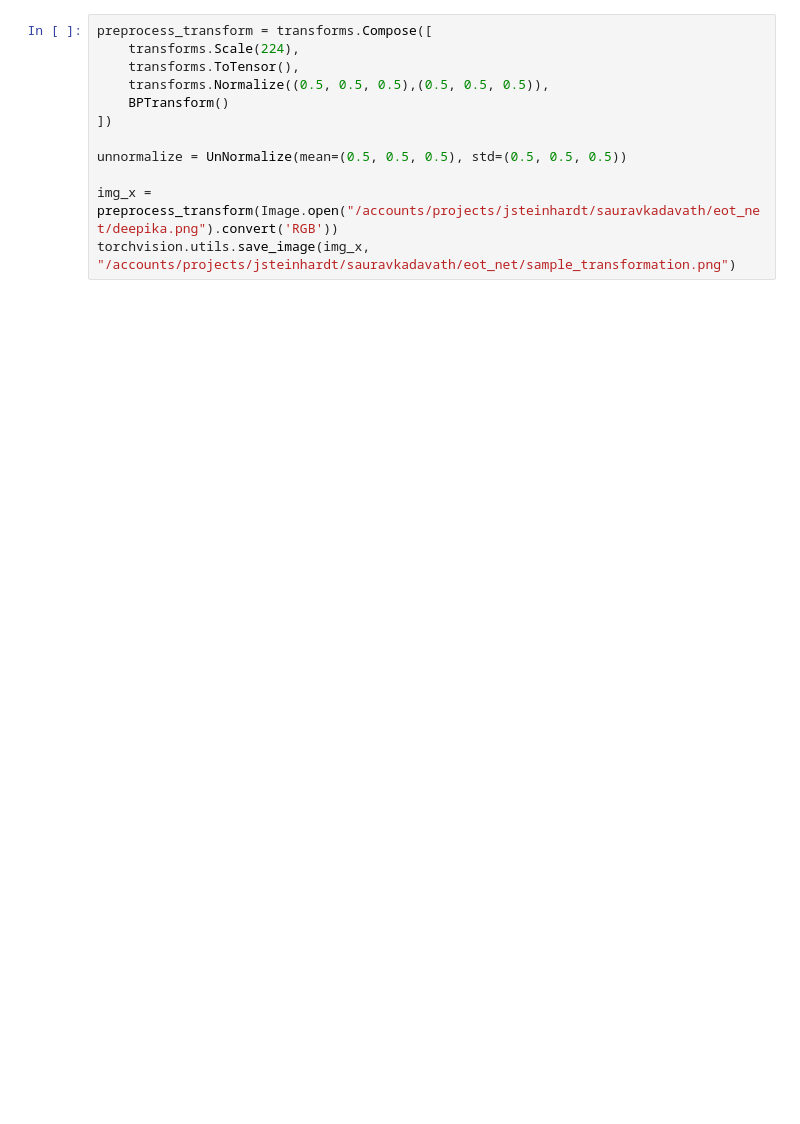
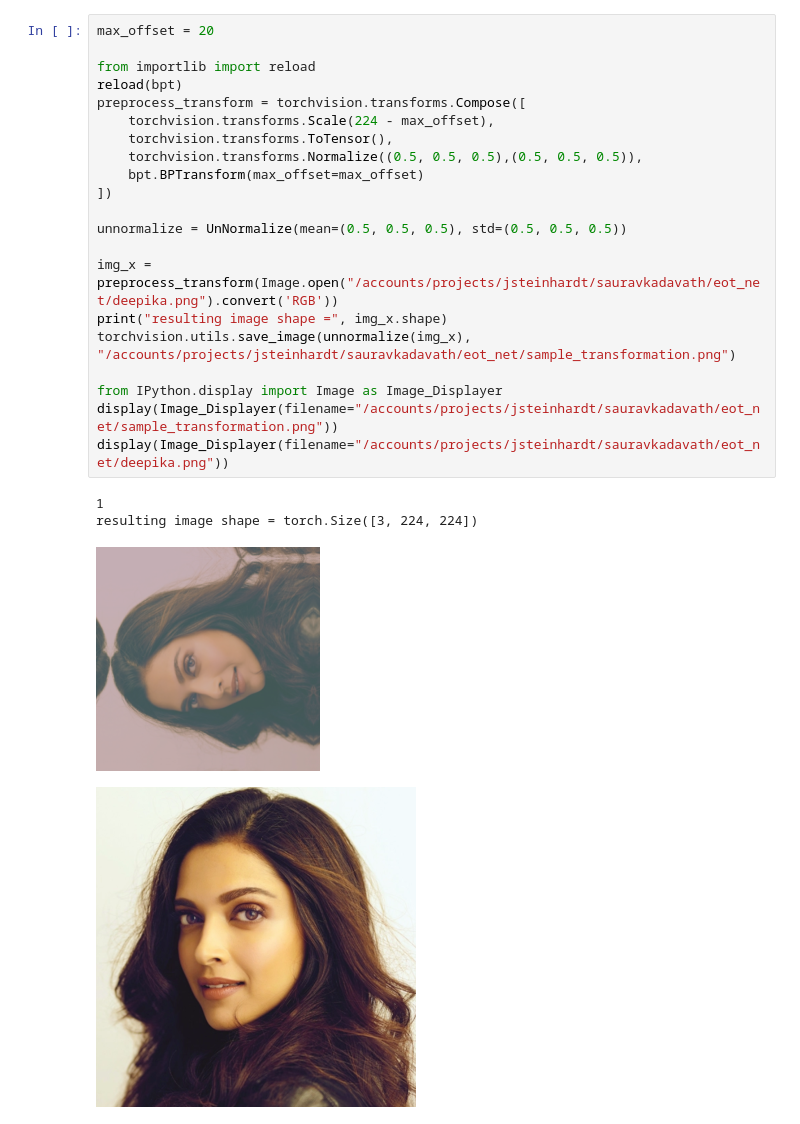
Before and after one commit to ssss1029/eot_net, a Jupyter notebook: Explore_BPT2.ipynb, the cells around one changed output. Cells and saved outputs as stored; diff of their text form; blank space fills up the shorter version.

```diff
--- a/Explore_BPT2.ipynb
+++ b/Explore_BPT2.ipynb
@@ -18,14 +21,28 @@ class UnNormalize(object):
             t.mul_(s).add_(m)
         return tensor
 # %%
-preprocess_transform = transforms.Compose([
-    transforms.Scale(224),
-    transforms.ToTensor(),
-    transforms.Normalize((0.5, 0.5, 0.5),(0.5, 0.5, 0.5)),
-    BPTransform()
+max_offset = 20
+
+from importlib import reload
+reload(bpt)
+preprocess_transform = torchvision.transforms.Compose([
+    torchvision.transforms.Scale(224 - max_offset),
+    torchvision.transforms.ToTensor(),
+    torchvision.transforms.Normalize((0.5, 0.5, 0.5),(0.5, 0.5, 0.5)),
+    bpt.BPTransform(max_offset=max_offset)
 ])
 
 unnormalize = UnNormalize(mean=(0.5, 0.5, 0.5), std=(0.5, 0.5, 0.5))
 
 img_x = preprocess_transform(Image.open("/accounts/projects/jsteinhardt/sauravkadavath/eot_net/deepika.png").convert('RGB'))
-torchvision.utils.save_image(img_x, "/accounts/projects/jsteinhardt/sauravkadavath/eot_net/sample_transformation.png")
+print("resulting image shape =", img_x.shape)
+torchvision.utils.save_image(unnormalize(img_x), "/accounts/projects/jsteinhardt/sauravkadavath/eot_net/sample_transformation.png")
+
+from IPython.display import Image as Image_Displayer
+display(Image_Displayer(filename="/accounts/projects/jsteinhardt/sauravkadavath/eot_net/sample_transformation.png"))
+display(Image_Displayer(filename="/accounts/projects/jsteinhardt/sauravkadavath/eot_net/deepika.png"))
+# %% [output]
+1
+resulting image shape = torch.Size([3, 224, 224])
+[figure, added]
+[figure, added]
```
Also changed, not shown: parts of 1 cell of this notebook, 2 other files.
